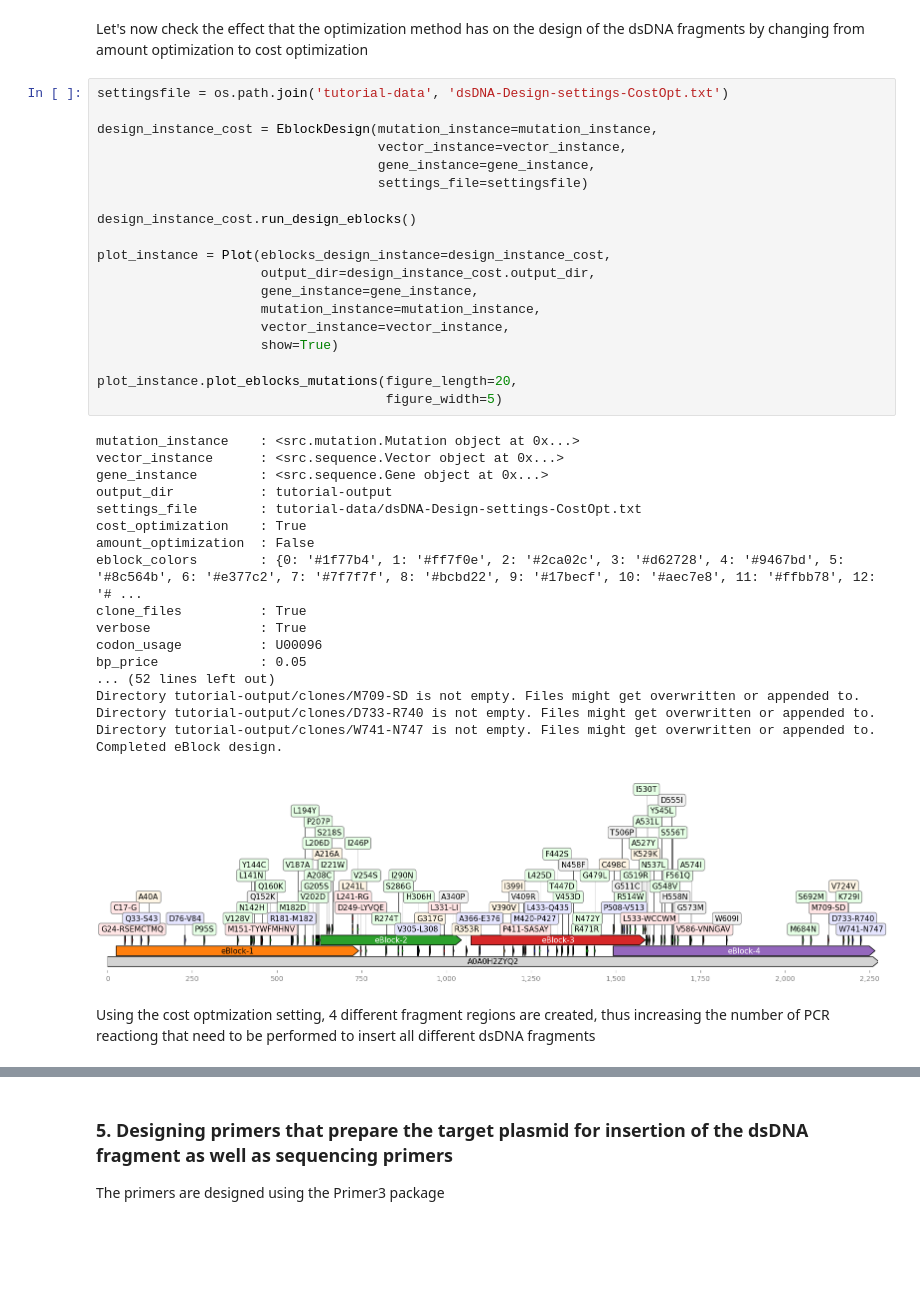
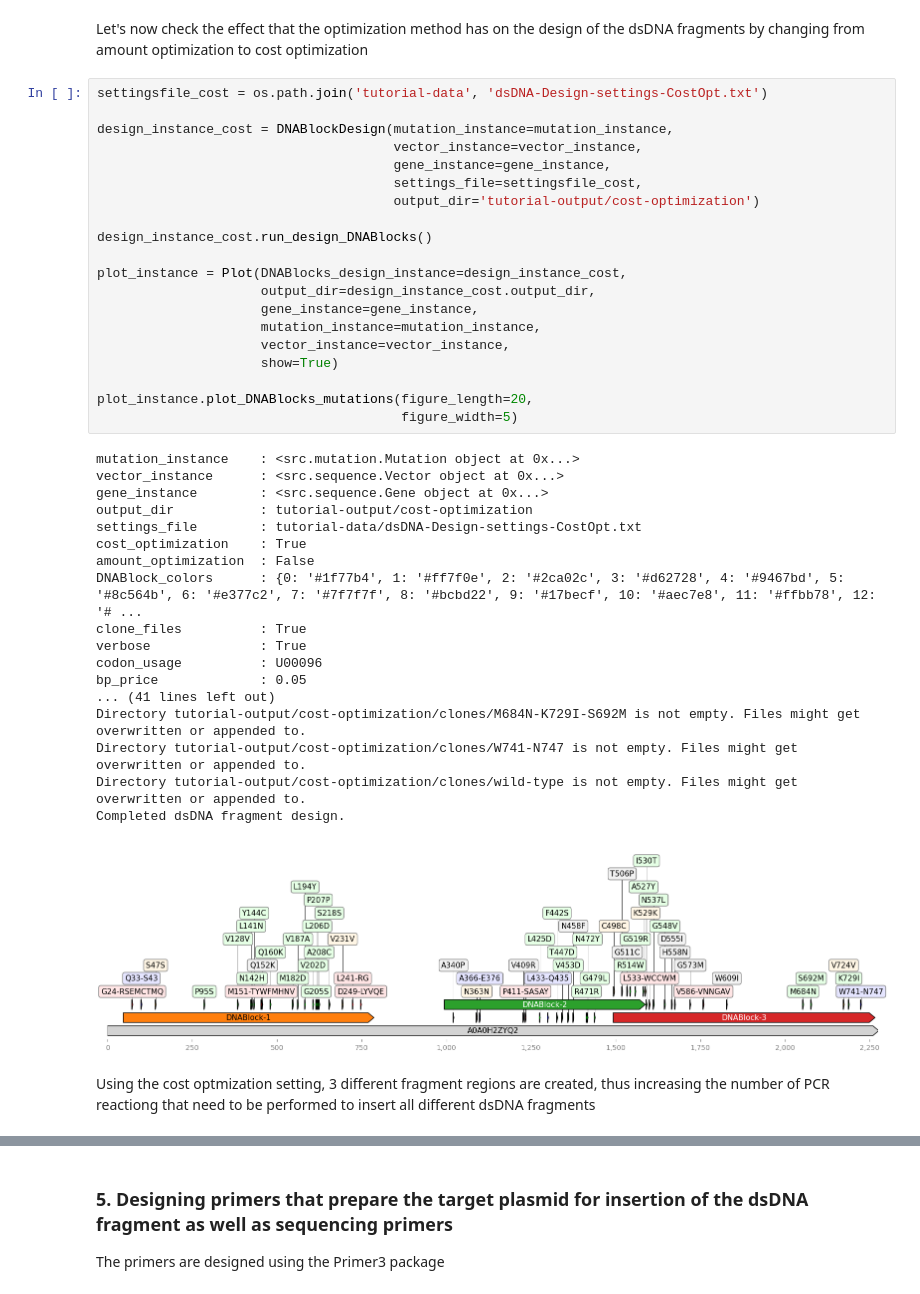
Before and after one commit to CDDLeiden/PyVADesign, a Jupyter notebook: tutorial.ipynb, the cells around one changed output, grey strips where cells are left out. Cells and saved outputs as stored; diff of their text form; blank space fills up the shorter version.

```diff
--- a/tutorial.ipynb
+++ b/tutorial.ipynb
@@ -165,45 +165,46 @@ plot_instance.plot_eblocks_mutations(figure_length=20,
 # %% [markdown]
 Let's now check the effect that the optimization method has on the design of the dsDNA fragments by changing from amount optimization to cost optimization
 # %%
-settingsfile = os.path.join('tutorial-data', 'dsDNA-Design-settings-CostOpt.txt')
+settingsfile_cost = os.path.join('tutorial-data', 'dsDNA-Design-settings-CostOpt.txt')
 
-design_instance_cost = EblockDesign(mutation_instance=mutation_instance,
-                                    vector_instance=vector_instance,
-                                    gene_instance=gene_instance,
-                                    settings_file=settingsfile)
+design_instance_cost = DNABlockDesign(mutation_instance=mutation_instance,
+                                      vector_instance=vector_instance,
+                                      gene_instance=gene_instance,
+                                      settings_file=settingsfile_cost,
+                                      output_dir='tutorial-output/cost-optimization')
 
-design_instance_cost.run_design_eblocks()
+design_instance_cost.run_design_DNABlocks()
 
-plot_instance = Plot(eblocks_design_instance=design_instance_cost,
+plot_instance = Plot(DNABlocks_design_instance=design_instance_cost,
                      output_dir=design_instance_cost.output_dir,
                      gene_instance=gene_instance,
                      mutation_instance=mutation_instance,
                      vector_instance=vector_instance,
                      show=True)
 
-plot_instance.plot_eblocks_mutations(figure_length=20,
-                                     figure_width=5)
+plot_instance.plot_DNABlocks_mutations(figure_length=20,
+                                       figure_width=5)
 # %% [output]
 mutation_instance    : <src.mutation.Mutation object at 0x...>
 vector_instance      : <src.sequence.Vector object at 0x...>
 gene_instance        : <src.sequence.Gene object at 0x...>
-output_dir           : tutorial-output
+output_dir           : tutorial-output/cost-optimization
 settings_file        : tutorial-data/dsDNA-Design-settings-CostOpt.txt
 cost_optimization    : True
 amount_optimization  : False
-eblock_colors        : {0: '#1f77b4', 1: '#ff7f0e', 2: '#2ca02c', 3: '#d62728', 4: '#9467bd', 5: '#8c564b', 6: '#e377c2', 7: '#7f7f7f', 8: '#bcbd22', 9: '#17becf', 10: '#aec7e8', 11: '#ffbb78', 12: '# ...
+DNABlock_colors      : {0: '#1f77b4', 1: '#ff7f0e', 2: '#2ca02c', 3: '#d62728', 4: '#9467bd', 5: '#8c564b', 6: '#e377c2', 7: '#7f7f7f', 8: '#bcbd22', 9: '#17becf', 10: '#aec7e8', 11: '#ffbb78', 12: '# ...
 clone_files          : True
 verbose              : True
 codon_usage          : U00096
 bp_price             : 0.05
-... (52 lines left out)
-Directory tutorial-output/clones/M709-SD is not empty. Files might get overwritten or appended to.
-Directory tutorial-output/clones/D733-R740 is not empty. Files might get overwritten or appended to.
-Directory tutorial-output/clones/W741-N747 is not empty. Files might get overwritten or appended to.
-Completed eBlock design.
+... (41 lines left out)
+Directory tutorial-output/cost-optimization/clones/M684N-K729I-S692M is not empty. Files might get overwritten or appended to.
+Directory tutorial-output/cost-optimization/clones/W741-N747 is not empty. Files might get overwritten or appended to.
+Directory tutorial-output/cost-optimization/clones/wild-type is not empty. Files might get overwritten or appended to.
+Completed dsDNA fragment design.
-[figure, old version]
+[figure, new version]
 # %% [markdown]
-Using the cost optmization setting, 4 different fragment regions are created, thus increasing the number of PCR reactiong that need to be performed to insert all different dsDNA fragments
+Using the cost optmization setting, 3 different fragment regions are created, thus increasing the number of PCR reactiong that need to be performed to insert all different dsDNA fragments
 # %%
 # Lets check the cost difference between the different optmization methods
 
```
Also changed, not shown: parts of 10 cells of this notebook, 8 other files.
